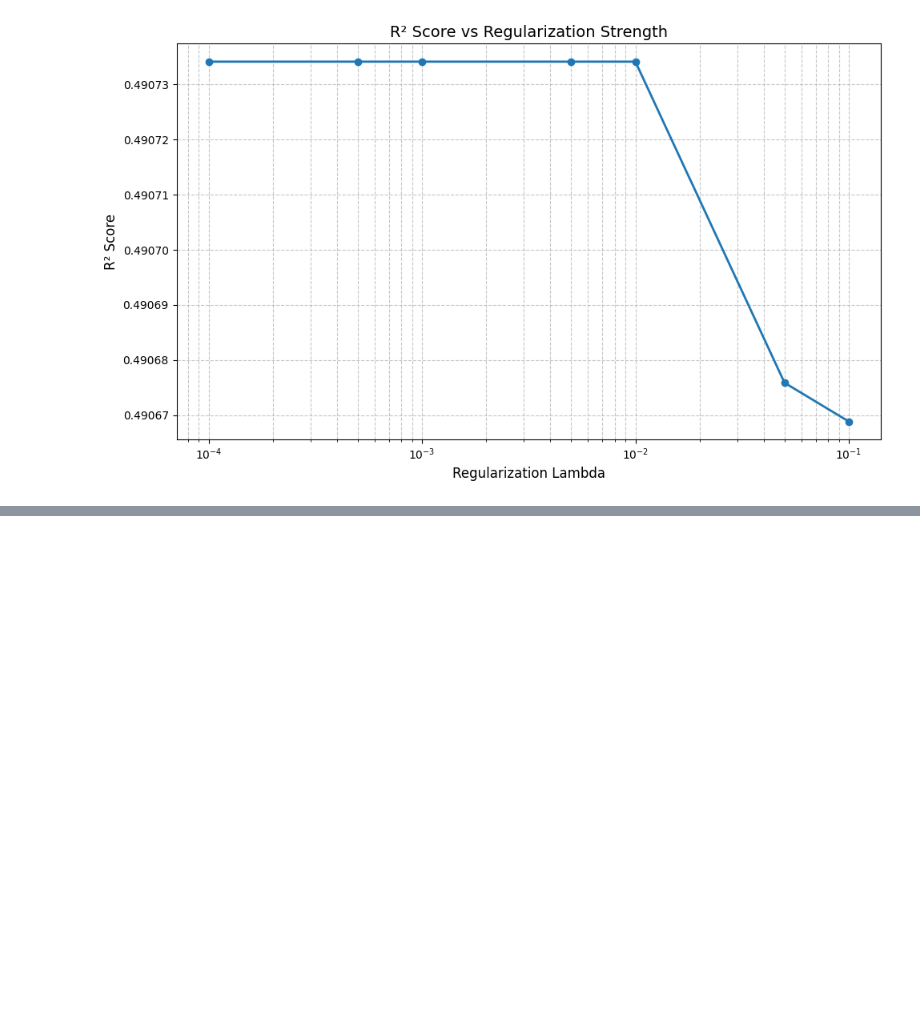
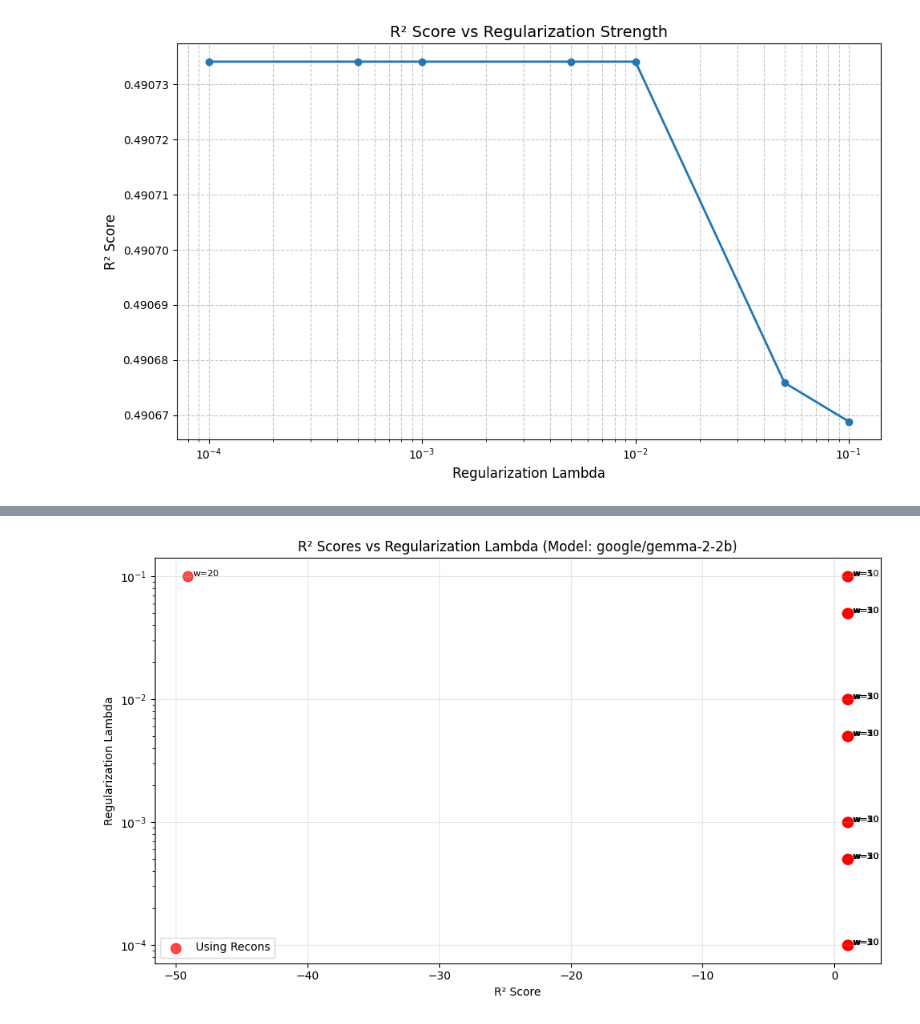
Before and after one commit to 4gatepylon/LLMDensityestimation, a Jupyter notebook: quadratic.ipynb, the cells around one changed output, grey strips where cells are left out. Drawn from its saved outputs; the diff is of its cells as text; code cells hidden in the pictures; blank space fills up the shorter version.

```diff
--- a/quadratic.ipynb
+++ b/quadratic.ipynb
@@ -9,6 +9,8 @@ from typing import List, Tuple, Optional
 import tqdm
 from transformer_lens.utils import tokenize_and_concatenate
 from datasets import load_dataset
+import os
+os.environ['CUDA_VISIBLE_DEVICES'] = '3'
 
 def get_sae(model_name: str = "google/gemma-2-2b", layer: int = 20):
     assert model_name in ["gpt2", "google/gemma-2-2b"]
@@ -63,7 +65,7 @@ def get_dataset(dataset_name: str = "stas/openwebtext-10k", batch_size: Optional
         tokens = tokens[:batch_size]
     return tokens
 
-def get_activations(model_name: str = "google/gemma-2-2b", layer: int = 20, return_raw: bool = False):
+def get_activations(model_name: str = "google/gemma-2-2b", layer: int = 20, return_raw: bool = False, n_batch: int = 10_000):
     torch.set_grad_enabled(False)
     with torch.no_grad():
         """
@@ -76,7 +78,6 @@ def get_activations(model_name: str = "google/gemma-2-2b", layer: int = 20, retu
 
         # GEt the full dataset
         dataset_name = "stas/openwebtext-10k"  # yolo
-        n_batch = 10_000
         tokens = get_dataset(dataset_name, batch_size=n_batch, tokenizer=tokenizer)
 
     """
@@ -621,0 +712,53 @@ plt.show()
+# %%
+import matplotlib.pyplot as plt
+import numpy as np
+
+# Create the plot
+plt.figure(figsize=(10, 6))
+
+# Separate data points by whether they use recons or not
+recons_points = [item for item in r2s if item.get("using_recons", False)]
+no_recons_points = [item for item in r2s if not item.get("using_recons", False)]
+
+# Plot points that use recons in red
+if recons_points:
+    plt.scatter(
+        [item["r2_score"] for item in recons_points],
+        [item["reg_lambda"] for item in recons_points],
+        color='red',
+        label='Using Recons',
+        alpha=0.7,
+        s=80
+    )
+
+# Plot points that don't use recons in blue
+if no_recons_points:
+    plt.scatter(
+        [item["r2_score"] for item in no_recons_points],
+        [item["reg_lambda"] for item in no_recons_points],
+        color='blue',
+        label='Not Using Recons',
+        alpha=0.7,
+        s=80
+    )
+
+# Add labels and annotations
+for item in r2s:
+    plt.annotate(
+        f"w={item['window_size']}",
+        (item["r2_score"], item["reg_lambda"]),
+        xytext=(5, 0),
+        textcoords='offset points',
+        fontsize=8
+    )
+
+plt.xlabel('R² Score')
+plt.ylabel('Regularization Lambda')
+plt.title(f'R² Scores vs Regularization Lambda (Model: {model_name})')
+plt.yscale('log')  # Log scale for regularization values
+plt.grid(True, alpha=0.3)
+plt.legend()
+plt.tight_layout()
+plt.show()
+# %% [output]
+[figure, added]
```
Also changed, not shown: parts of 3 cells of this notebook.
